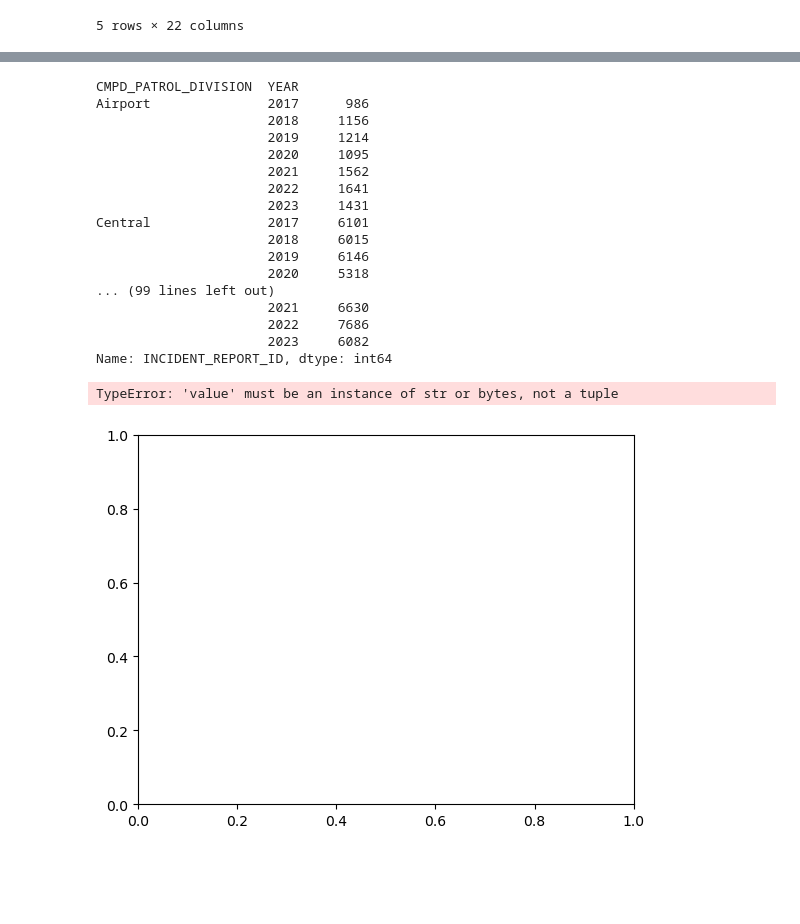
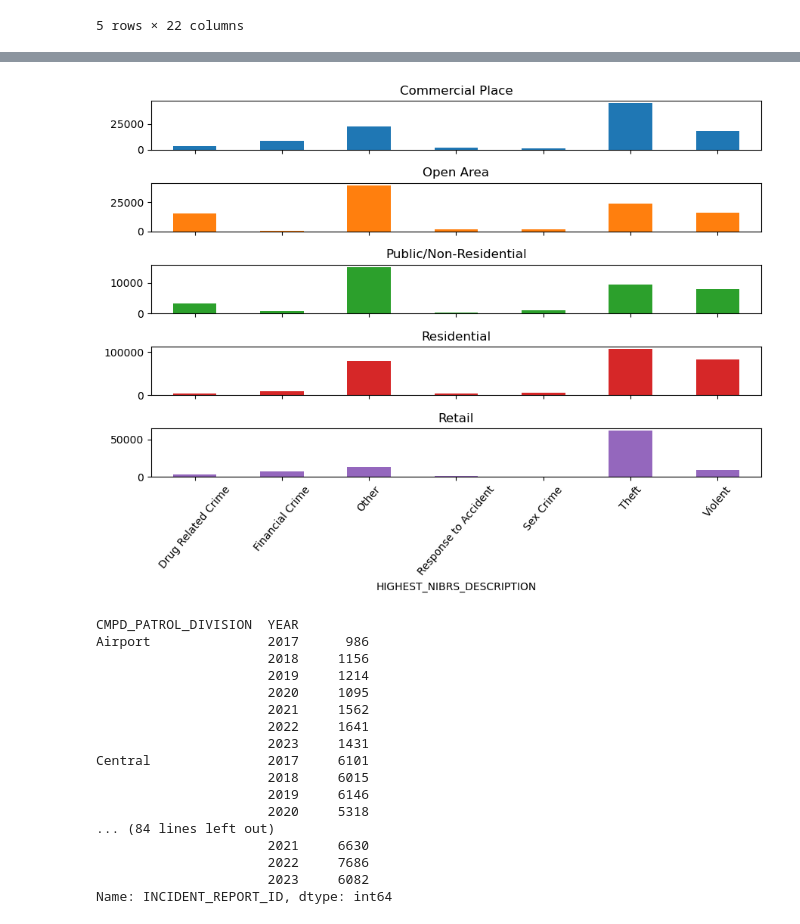
Before and after one commit to jdsouthern/bootcamp-project-1-EDA, a Jupyter notebook: Project 1/CMPD_Crime.ipynb, the cells around one changed output, grey strips where cells are left out. Drawn from its saved outputs; the diff is of its cells as text; code cells hidden in the pictures; blank space fills up the shorter version.

```diff
--- a/Project 1/CMPD_Crime.ipynb
+++ b/Project 1/CMPD_Crime.ipynb
@@ -29,0 +19,6 @@ len(addressDescription)
+# %%
+#dropList = ['Davidson', 'Huntersville', 'Unknown']
+cleancrimeDF1 = crimeDF.drop(crimeDF.loc[crimeDF['CMPD_PATROL_DIVISION']=='Davidson'].index)
+cleancrimeDF2 = cleancrimeDF1.drop(crimeDF.loc[crimeDF['CMPD_PATROL_DIVISION']=='Huntersville'].index)
+cleancrimeDF = cleancrimeDF2.drop(crimeDF.loc[crimeDF['CMPD_PATROL_DIVISION']=='Unknown'].index)
+cleancrimeDF['CMPD_PATROL_DIVISION'].unique()
@@ -29,0 +96,34 @@ len(addressDescription)
+# %%
+typeReclass = {'HIGHEST_NIBRS_DESCRIPTION':
+{
+    'All Other Offenses':'Other', 'All Other Thefts':'Theft',
+    'Theft of Motor Vehicle Parts from Vehicle':'Theft',
+    'Sudden/Natural Death Investigation':'Other',
+    'Theft From Motor Vehicle':'Theft',
+    'Shoplifting':'Theft', 'Suicide':'Other', 'Other Unlisted Non-Criminal':'Other', 'Affray':'Violent',
+    'Missing Person':'Other', 'Simple Assault':'Violent', 'Motor Vehicle Theft':'Theft', 'Intimidation':'Violent',
+    'Damage/Vandalism Of Property':'Violent', 'Burglary/B&E':'Theft', 'Aggravated Assault':'Violent',
+    'Robbery':'Theft', 'Drug/Narcotic Violations':'Drug Related Crime', 'Trespass Of Real Property':'Other',
+    'Credit Card/Teller Fraud':'Financial Crime', 'Impersonation':'Other', 'Forcible Fondling':'Sex Crime',
+    'Identity Theft':'Other', 'Public Accident':'Response to Accident', 'Disorderly Conduct':'Other',
+    'Weapon Law Violations':'Other', 'Overdose':'Response to Accident', 'Theft From Building':'Theft',
+    'Extortion/Blackmail':'Other', 'Driving Under The Influence':'Drug Related Crime',
+    'Hacking/Computer Invasion':'Other', 'False Pretenses/Swindle':'Financial Crime',
+    'Counterfeiting/Forgery':'Financial Crime', 'Pocket-Picking':'Theft', 'Stolen Property Offenses':'Theft',
+    'Forcible Rape':'Sex Crime', 'Indecent Exposure':'Sex Crime', 'Vehicle Recovery':'Response to Accident', 'Kidnapping':'Other',
+    'Drug Equipment Violations':'Drug Related Crime', 'Embezzlement':'Financial Crime', 'Arson':'Violent',
+    'Pornography/Obscene Material':'Sex Crime', 'Fire (Accidental/Non-Arson)':'Response to Accident', 'Murder':'Violent',
+    'Family Offenses; Nonviolent':'Other', 'Statutory Rape':'Sex Crime', 'Purse-Snatching':'Theft',
+    'Sexual Assault With Object':'Sex Crime', 'Wire Fraud':'Financial Crime', 'Animal Cruelty':'Violent',
+    'Dog Bite/Animal Control Incident':'Other', 'Liquor Law Violations':'Drug Related Crime', 'Peeping Tom':'Sex Crime',
+    'Assisting Gambling':'Financial Crime', 'Curfew/Loitering/Vagrancy Violations':'Other',
+    'Forcible Sodomy':'Sex Crime', 'Worthless Check: Felony (over $2000)':'Financial Crime',
+    'Justifiable Homicide':'Violent', 'Prostitution':'Sex Crime',
+    'Human Trafficking, Involuntary Servitude':'Other',
+    'Human Trafficking, Commercial Sex Acts':'Sex Crime',
+    'Theft From Coin-Operated Machine Or Device':'Theft', 'Negligent Manslaughter':'Violent',
+    'Incest':'Sex Crime', 'Gambling Equipment Violations':'Financial Crime', 'Betting/Wagering':'Financial Crime',
+    'Welfare Fraud':'Financial Crime', 'Purchasing Prostitution':'Sex Crime', 'Assisting Prostitution':'Sex Crime',
+    'Gas Leak':'Response to Accident', 'Bribery':'Financial Crime'}}
+
+cleancrimetypeDF = cleancrimeDF.replace(typeReclass)
@@ -30,5 +152,11 @@ len(addressDescription)
+# %%
+placeType = cleancrimetypeDF.groupby(['PLACE_TYPE_DESCRIPTION', 'HIGHEST_NIBRS_DESCRIPTION'])['HIGHEST_NIBRS_DESCRIPTION'].count()
+figs = placeType.unstack(level=0).plot(kind='bar', subplots=True, rot=50, figsize=(9, 7), legend=False)
+plt.tight_layout()
+# %% [output]
+[figure, added]
 # %%
-precinctCount = crimeDF.groupby(['CMPD_PATROL_DIVISION', 'YEAR'])['INCIDENT_REPORT_ID'].count()
+precinctCount = cleancrimeDF.groupby(['CMPD_PATROL_DIVISION', 'YEAR'])['INCIDENT_REPORT_ID'].count()
 with pd.option_context('display.max_rows', None, 'display.max_columns', None):
     print(precinctCount)
 # %% [output]
@@ -44,14 +172,8 @@ Central               2017     6101
                       2018     6015
                       2019     6146
                       2020     5318
-... (99 lines left out)
+... (84 lines left out)
                       2021     6630
                       2022     7686
                       2023     6082
 Name: INCIDENT_REPORT_ID, dtype: int64
-# %%
-plt.plot(precinctCount)
-plt.show()
-# %% [output]
-TypeError: 'value' must be an instance of str or bytes, not a tuple
-[figure, removed]
```
Also changed, not shown: parts of 8 cells of this notebook.
